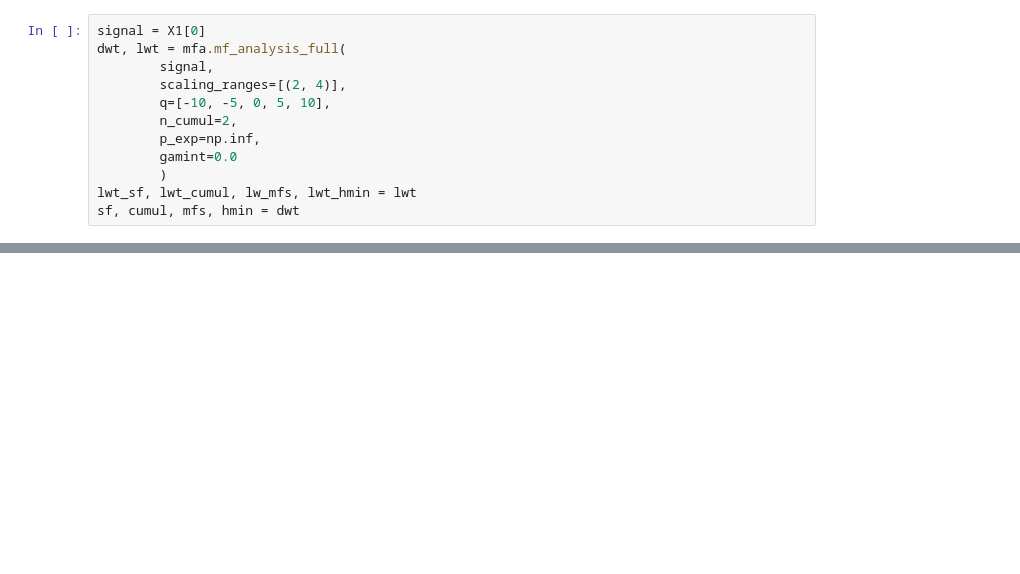
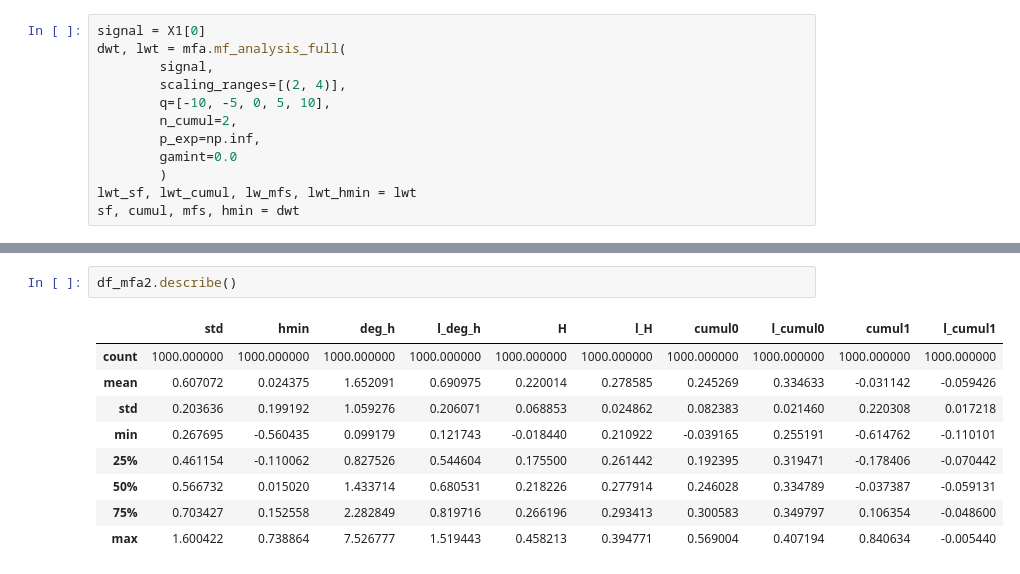
Before and after one commit to AntN21/bits2beat-tests, a Jupyter notebook: compare_hrvs.ipynb, the cells around one changed output, grey strips where cells are left out. Cells and saved outputs as stored; diff of their text form; blank space fills up the shorter version.

```diff
--- a/compare_hrvs.ipynb
+++ b/compare_hrvs.ipynb
@@ -77,3 +114,15 @@ def get_df_mfa(signals):
+# %%
+df_mfa2.describe()
+# %% [output]
+|  | std | hmin | deg_h | l_deg_h | H | l_H | cumul0 | l_cumul0 | cumul1 | l_cumul1 |
+| count | 1000.000000 | 1000.000000 | 1000.000000 | 1000.000000 | 1000.000000 | 1000.000000 | 1000.000000 | 1000.000000 | 1000.000000 | 1000.000000 |
+| mean | 0.607072 | 0.024375 | 1.652091 | 0.690975 | 0.220014 | 0.278585 | 0.245269 | 0.334633 | -0.031142 | -0.059426 |
+| std | 0.203636 | 0.199192 | 1.059276 | 0.206071 | 0.068853 | 0.024862 | 0.082383 | 0.021460 | 0.220308 | 0.017218 |
+| min | 0.267695 | -0.560435 | 0.099179 | 0.121743 | -0.018440 | 0.210922 | -0.039165 | 0.255191 | -0.614762 | -0.110101 |
+| 25% | 0.461154 | -0.110062 | 0.827526 | 0.544604 | 0.175500 | 0.261442 | 0.192395 | 0.319471 | -0.178406 | -0.070442 |
+| 50% | 0.566732 | 0.015020 | 1.433714 | 0.680531 | 0.218226 | 0.277914 | 0.246028 | 0.334789 | -0.037387 | -0.059131 |
+| 75% | 0.703427 | 0.152558 | 2.282849 | 0.819716 | 0.266196 | 0.293413 | 0.300583 | 0.349797 | 0.106354 | -0.048600 |
+| max | 1.600422 | 0.738864 | 7.526777 | 1.519443 | 0.458213 | 0.394771 | 0.569004 | 0.407194 | 0.840634 | -0.005440 |
 # %%
 
 # Step 2: Load the signals
```
Also changed, not shown: parts of 11 cells of this notebook.
